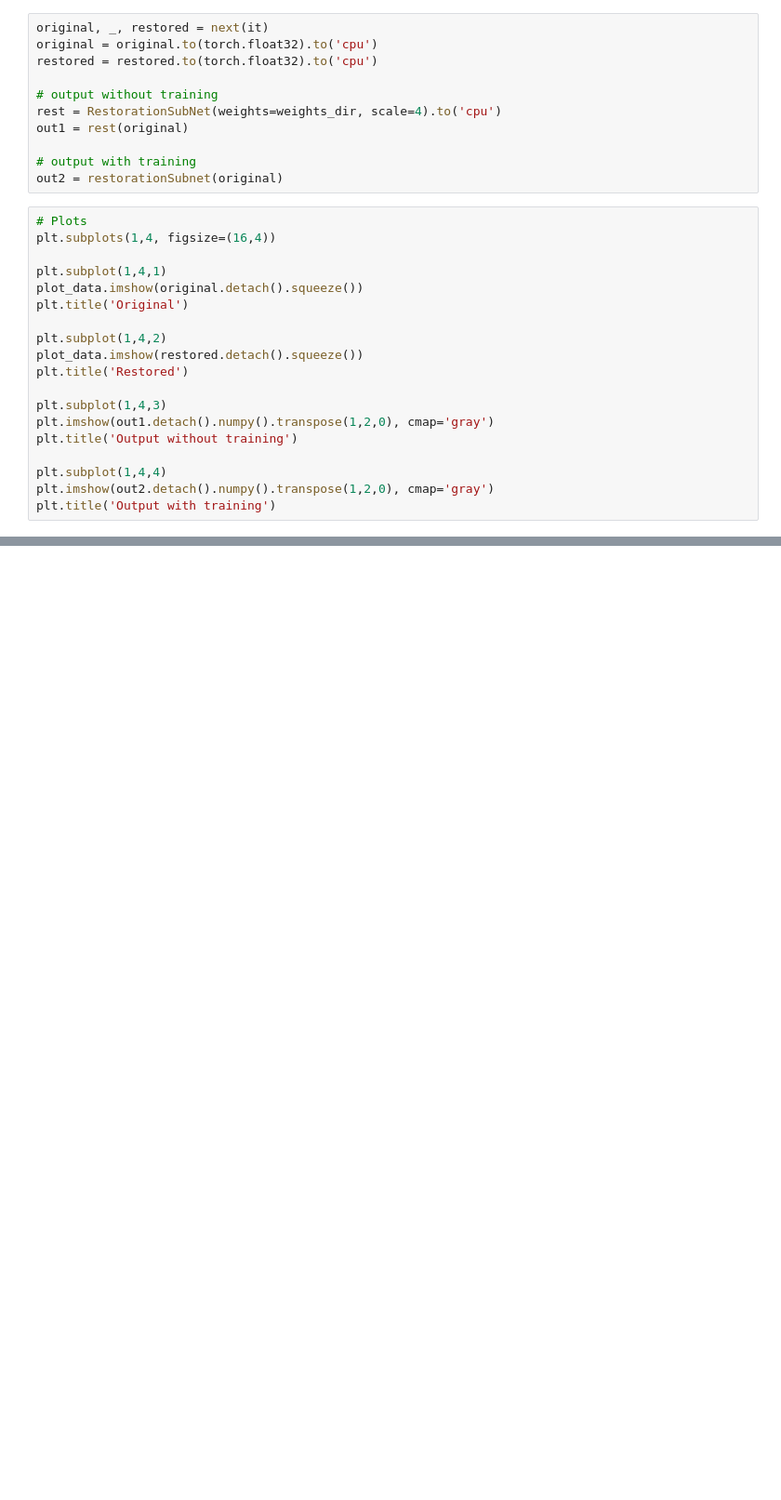
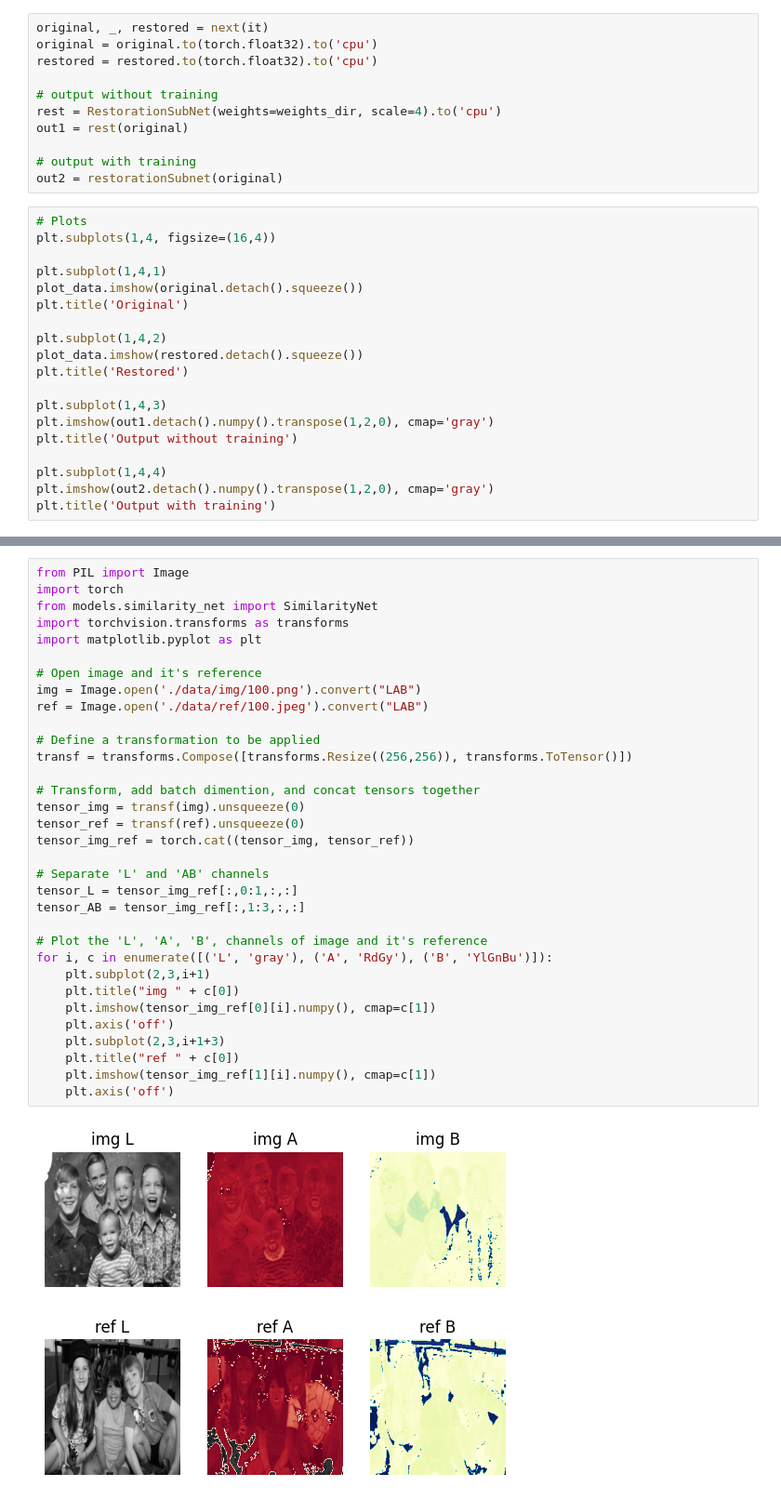
Before and after one commit to ValerioSpagnoli/Colorization-SuperResolution, a Jupyter notebook: notebook.ipynb, the cells around one changed output, grey strips where cells are left out. Shown at 93% size. Saved outputs shown, nothing was run; the diff lists cells and outputs as text; blank space fills up the shorter version.

```diff
--- a/notebook.ipynb
+++ b/notebook.ipynb
@@ -251,0 +256,35 @@ plt.title('Output with training')
+# %%
+from PIL import Image
+import torch
+from models.similarity_net import SimilarityNet
+import torchvision.transforms as transforms
+import matplotlib.pyplot as plt
+
+# Open image and it's reference
+img = Image.open('./data/img/100.png').convert("LAB")
+ref = Image.open('./data/ref/100.jpeg').convert("LAB")
+
+# Define a transformation to be applied
+transf = transforms.Compose([transforms.Resize((256,256)), transforms.ToTensor()])
+
+# Transform, add batch dimention, and concat tensors together
+tensor_img = transf(img).unsqueeze(0)
+tensor_ref = transf(ref).unsqueeze(0)
+tensor_img_ref = torch.cat((tensor_img, tensor_ref))
+
+# Separate 'L' and 'AB' channels
+tensor_L = tensor_img_ref[:,0:1,:,:]
+tensor_AB = tensor_img_ref[:,1:3,:,:]
+
+# Plot the 'L', 'A', 'B', channels of image and it's reference
+for i, c in enumerate([('L', 'gray'), ('A', 'RdGy'), ('B', 'YlGnBu')]):
+    plt.subplot(2,3,i+1)
+    plt.title("img " + c[0])
+    plt.imshow(tensor_img_ref[0][i].numpy(), cmap=c[1])
+    plt.axis('off')
+    plt.subplot(2,3,i+1+3)
+    plt.title("ref " + c[0])
+    plt.imshow(tensor_img_ref[1][i].numpy(), cmap=c[1])
+    plt.axis('off')
+# %% [output]
+[figure, added]
```
Also changed, not shown: parts of 18 cells of this notebook, 2 other files.
